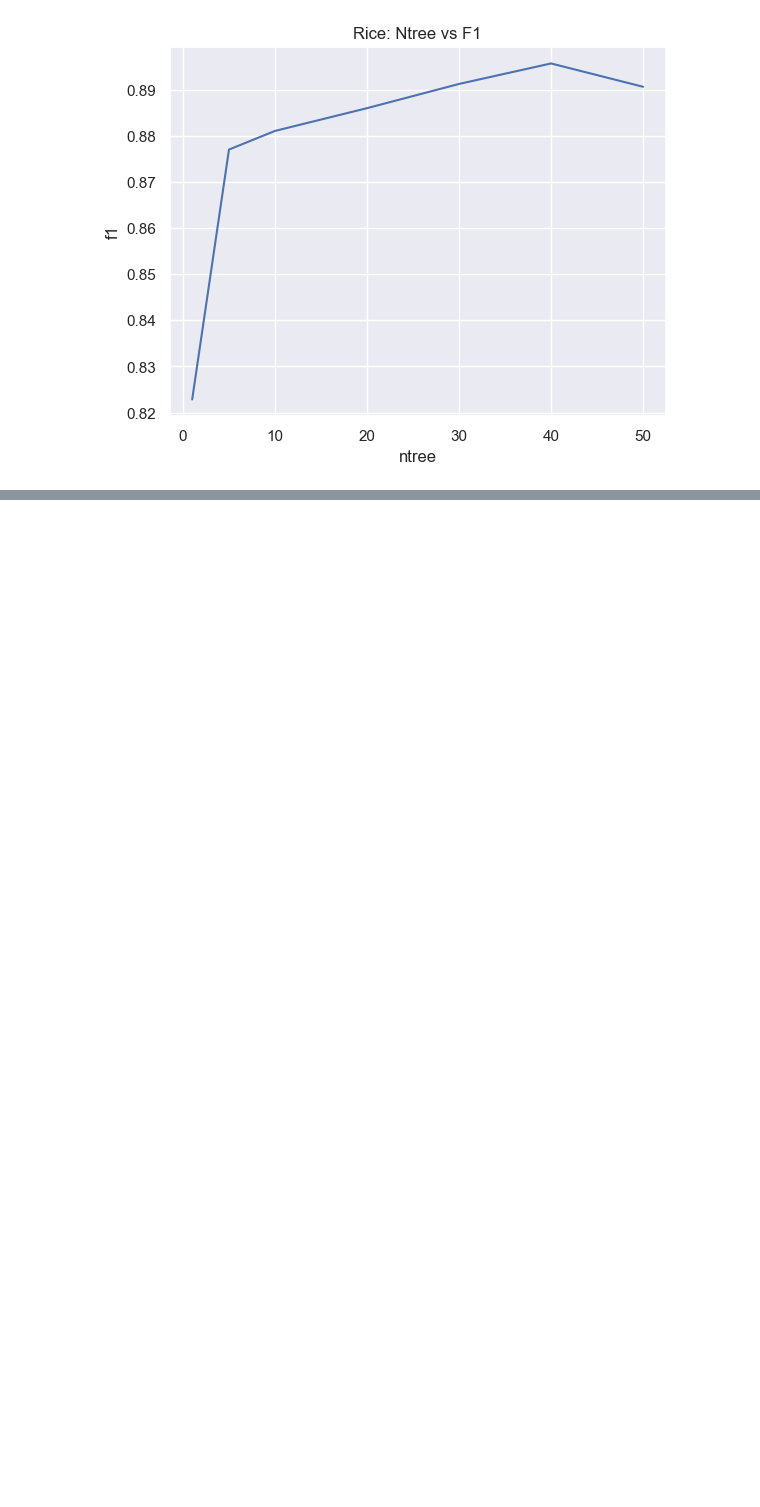
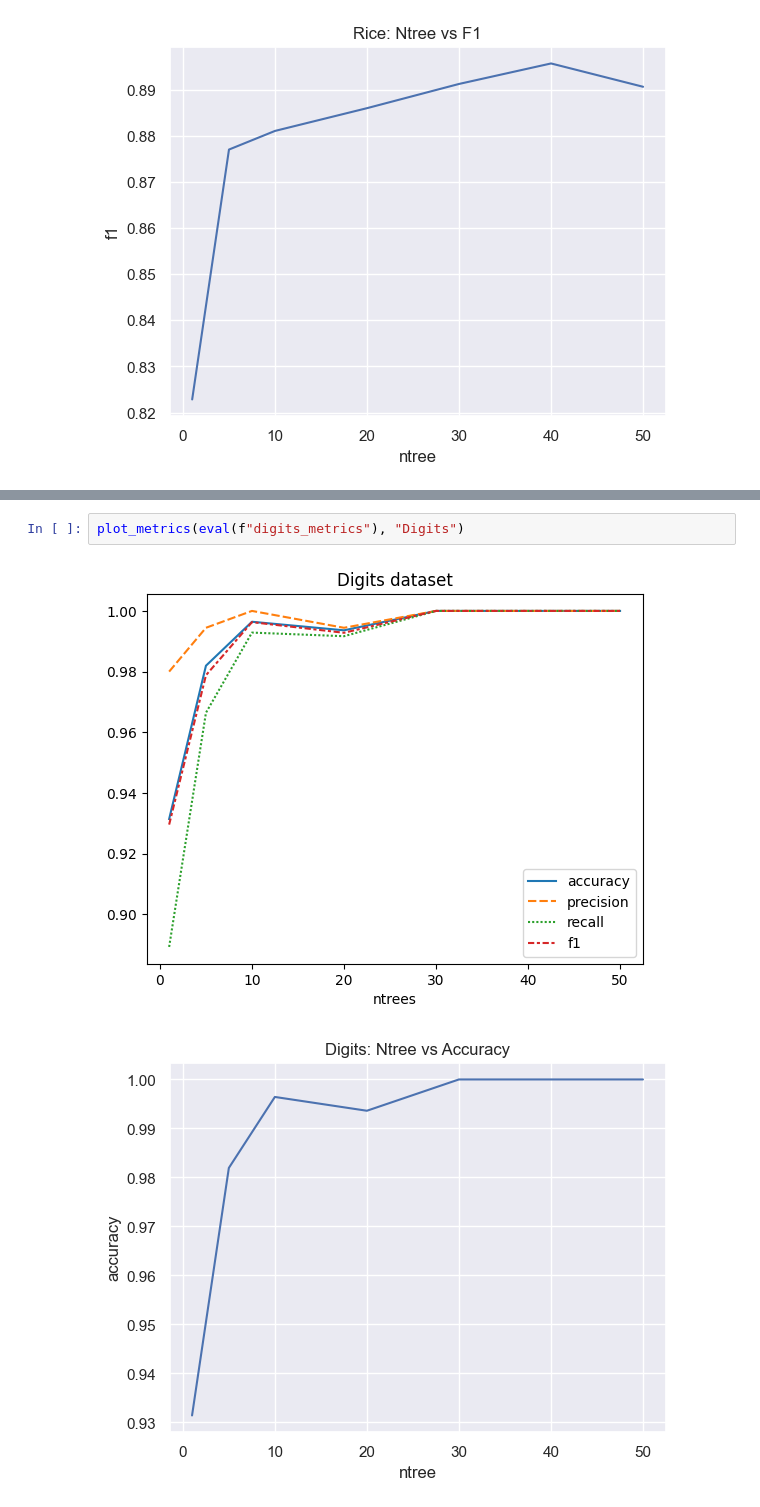
Before and after one commit to 1985lxw/589_final_project, a Jupyter notebook: src/tiffany_rf.ipynb, the cells around one changed output, grey strips where cells are left out. Drawn from its saved outputs; the diff is of its cells as text; blank space fills up the shorter version.

Commit message:
knn and all rf figures

```diff
--- a/src/tiffany_rf.ipynb
+++ b/src/tiffany_rf.ipynb
@@ -91,0 +108,5 @@ plot_metrics(eval(f"rice_metrics_classes"), "Rice")
+# %%
+plot_metrics(eval(f"digits_metrics"), "Digits")
+# %% [output]
+[figure, added]
+[figure, added]
```
Also changed, not shown: parts of 6 cells of this notebook, 10 other files.
